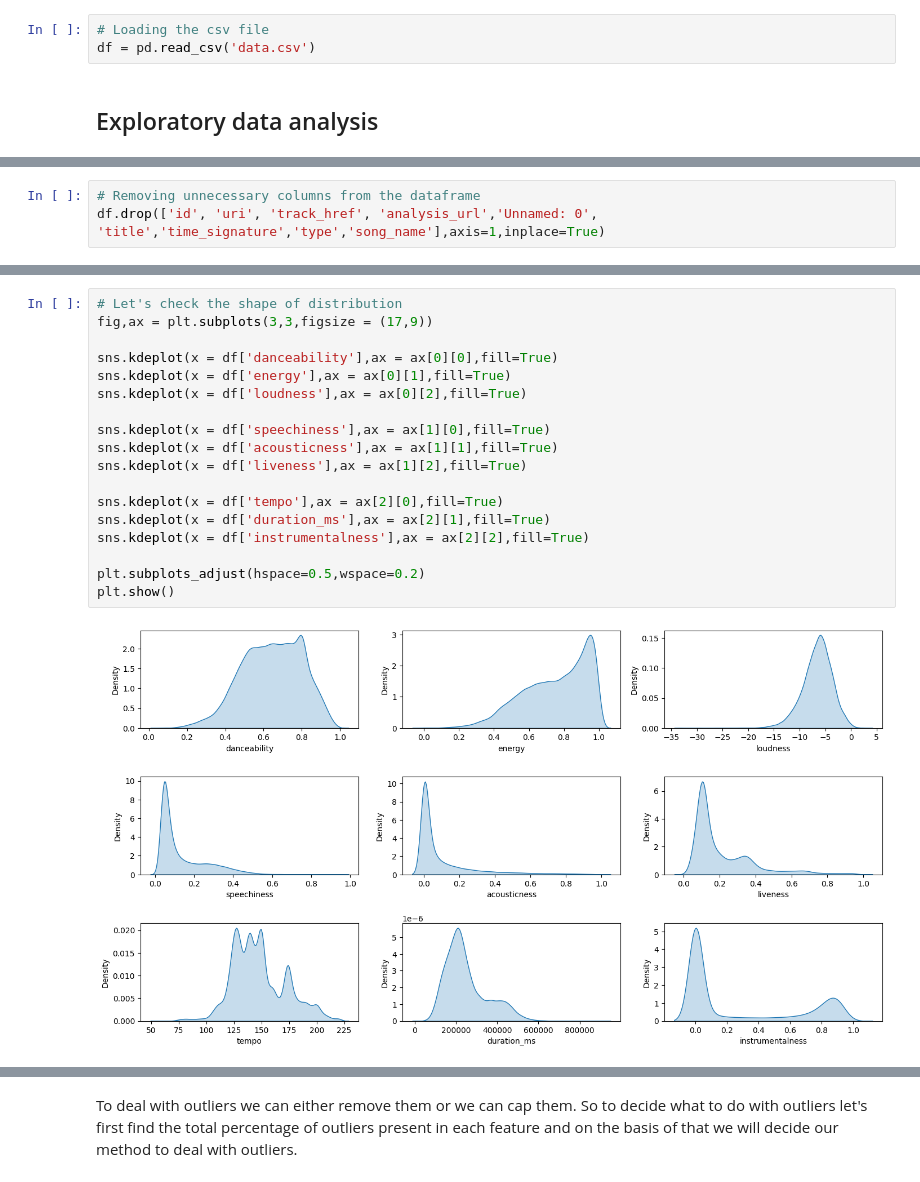
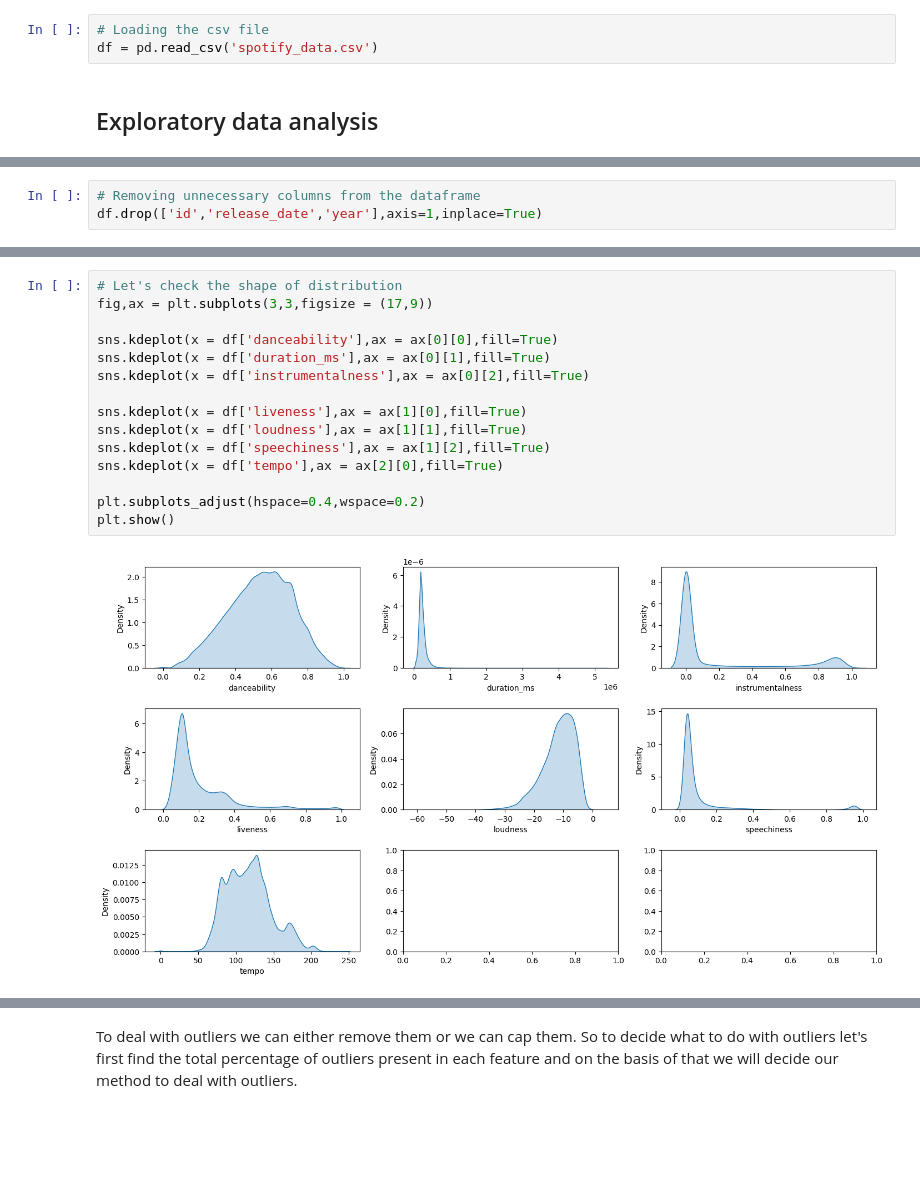
Before and after one commit to yuvraaj2002/Old_projects, a Jupyter notebook: Spotify_song_reccomandation/Song.ipynb, the cells around one changed output, grey strips where cells are left out. Saved outputs shown, nothing was run; the diff lists cells and outputs as text; blank space fills up the shorter version.

```diff
--- a/Spotify_song_reccomandation/Song.ipynb
+++ b/Spotify_song_reccomandation/Song.ipynb
@@ -16,6 +24,6 @@ from mpl_toolkits.mplot3d import Axes3D
 # %%
 # Loading the csv file
-df = pd.read_csv('data.csv')
+df = pd.read_csv('spotify_data.csv')
 # %% [markdown]
 ## Exploratory data analysis
 # %%
@@ -60,6 +72,6 @@ memory usage: 7.1+ MB
 # %%
 # Removing unnecessary columns from the dataframe
-df.drop(['id', 'uri', 'track_href', 'analysis_url','Unnamed: 0', 'title','time_signature','type','song_name'],axis=1,inplace=True)
+df.drop(['id','release_date','year'],axis=1,inplace=True)
 # %%
 # Checking any null values and duplicated value
 print(df.isnull().mean()*100)
@@ -120,20 +132,17 @@ Out of all the numerical features only valence is the feature which is not havin
 # %%
 # Let's check the shape of distribution
 fig,ax = plt.subplots(3,3,figsize = (17,9))
 
 sns.kdeplot(x = df['danceability'],ax = ax[0][0],fill=True)
-sns.kdeplot(x = df['energy'],ax = ax[0][1],fill=True)
-sns.kdeplot(x = df['loudness'],ax = ax[0][2],fill=True)
+sns.kdeplot(x = df['duration_ms'],ax = ax[0][1],fill=True)
+sns.kdeplot(x = df['instrumentalness'],ax = ax[0][2],fill=True)
 
-sns.kdeplot(x = df['speechiness'],ax = ax[1][0],fill=True)
-sns.kdeplot(x = df['acousticness'],ax = ax[1][1],fill=True)
-sns.kdeplot(x = df['liveness'],ax = ax[1][2],fill=True)
+sns.kdeplot(x = df['liveness'],ax = ax[1][0],fill=True)
+sns.kdeplot(x = df['loudness'],ax = ax[1][1],fill=True)
+sns.kdeplot(x = df['speechiness'],ax = ax[1][2],fill=True)
+sns.kdeplot(x = df['tempo'],ax = ax[2][0],fill=True)
 
-sns.kdeplot(x = df['tempo'],ax = ax[2][0],fill=True)
-sns.kdeplot(x = df['duration_ms'],ax = ax[2][1],fill=True)
-sns.kdeplot(x = df['instrumentalness'],ax = ax[2][2],fill=True)
-
-plt.subplots_adjust(hspace=0.5,wspace=0.2)
+plt.subplots_adjust(hspace=0.4,wspace=0.2)
 plt.show()
 # %% [output]
-[figure, old version]
+[figure, new version]
```
Also changed, not shown: parts of 26 cells of this notebook.
